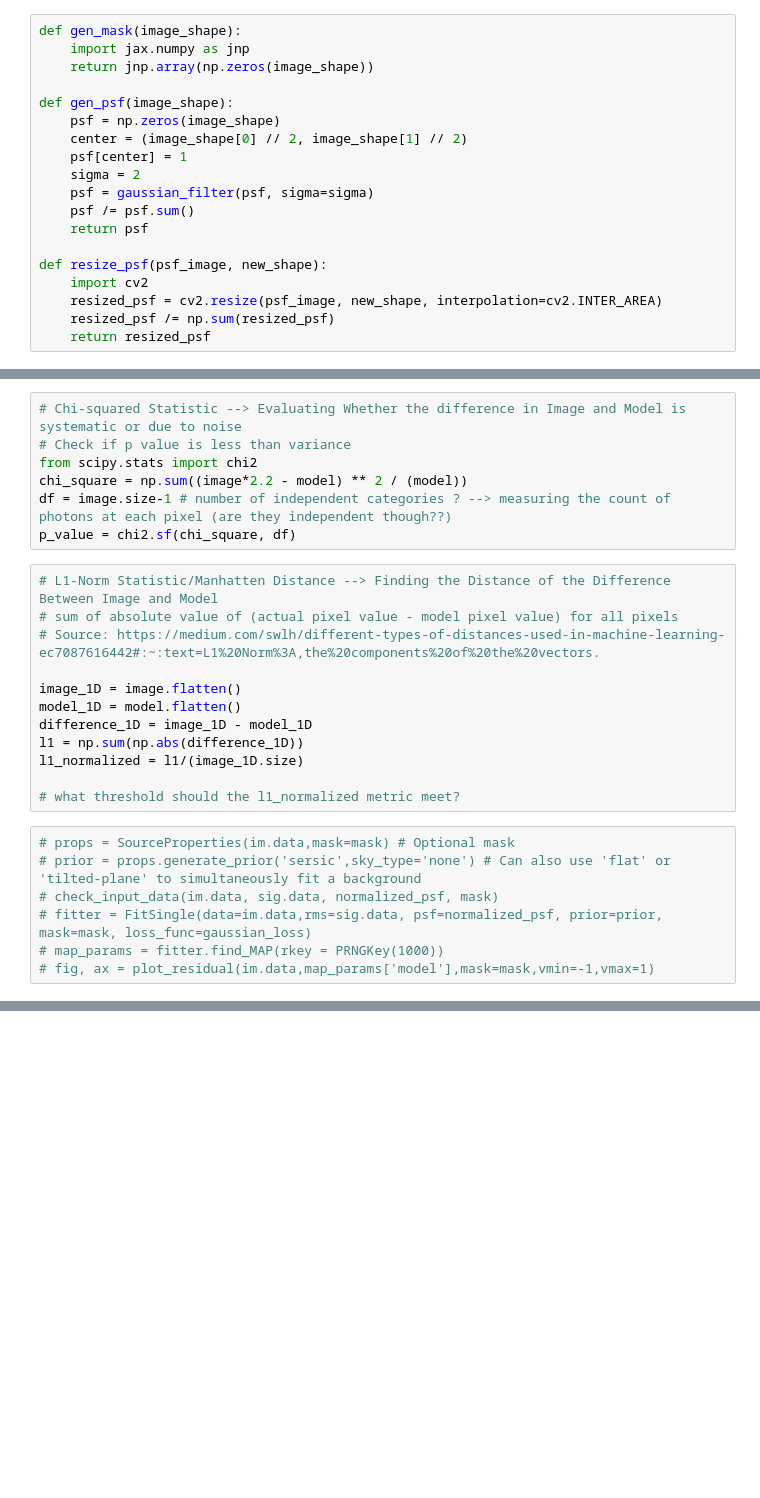
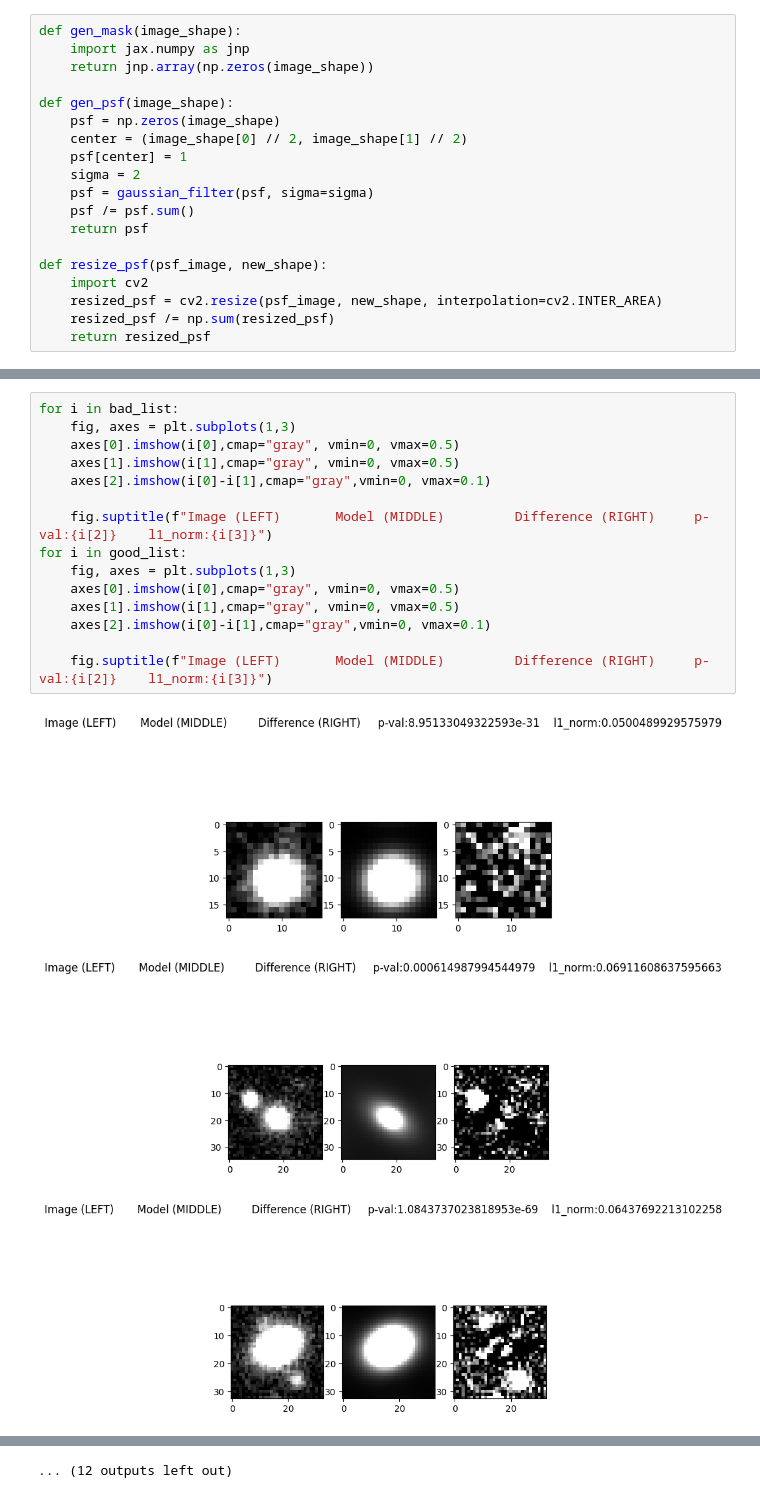
Before and after one commit to sierrajanson/Comp_Astro_Lab-Rubin, a Jupyter notebook: main.ipynb, the cells around one changed output, grey strips where cells are left out. Saved outputs shown, nothing was run; the diff lists cells and outputs as text; blank space fills up the shorter version.

Commit message:
added analysis difference images between model and images

```diff
--- a/main.ipynb
+++ b/main.ipynb
@@ -168,26 +225,19 @@ np.sum(model)
-# %%
-# Chi-squared Statistic --> Evaluating Whether the difference in Image and Model is systematic or due to noise
-# Check if p value is less than variance
-from scipy.stats import chi2
-chi_square = np.sum((image*2.2 - model) ** 2 / (model))
-df = image.size-1 # number of independent categories ? --> measuring the count of photons at each pixel (are they independent though??)
-p_value = chi2.sf(chi_square, df)
-# %%
-# L1-Norm Statistic/Manhatten Distance --> Finding the Distance of the Difference Between Image and Model
-# sum of absolute value of (actual pixel value - model pixel value) for all pixels
-# Source: https://medium.com/swlh/different-types-of-distances-used-in-machine-learning-ec7087616442#:~:text=L1%20Norm%3A,the%20components%20of%20the%20vectors.
-
-image_1D = image.flatten()
-model_1D = model.flatten()
-difference_1D = image_1D - model_1D
-l1 = np.sum(np.abs(difference_1D))
-l1_normalized = l1/(image_1D.size)
-
-# what threshold should the l1_normalized metric meet?
-# %%
-# props = SourceProperties(im.data,mask=mask) # Optional mask
-# prior = props.generate_prior('sersic',sky_type='none') # Can also use 'flat' or 'tilted-plane' to simultaneously fit a background
-# check_input_data(im.data, sig.data, normalized_psf, mask)
-# fitter = FitSingle(data=im.data,rms=sig.data, psf=normalized_psf, prior=prior, mask=mask, loss_func=gaussian_loss)
-# map_params = fitter.find_MAP(rkey = PRNGKey(1000))
-# fig, ax = plot_residual(im.data,map_params['model'],mask=mask,vmin=-1,vmax=1)
+# %%
+for i in bad_list:
+    fig, axes = plt.subplots(1,3)
+    axes[0].imshow(i[0],cmap="gray", vmin=0, vmax=0.5)
+    axes[1].imshow(i[1],cmap="gray", vmin=0, vmax=0.5)
+    axes[2].imshow(i[0]-i[1],cmap="gray",vmin=0, vmax=0.1)
+
+    fig.suptitle(f"Image (LEFT)       Model (MIDDLE)         Difference (RIGHT)     p-val:{i[2]}    l1_norm:{i[3]}")
+for i in good_list:
+    fig, axes = plt.subplots(1,3)
+    axes[0].imshow(i[0],cmap="gray", vmin=0, vmax=0.5)
+    axes[1].imshow(i[1],cmap="gray", vmin=0, vmax=0.5)
+    axes[2].imshow(i[0]-i[1],cmap="gray",vmin=0, vmax=0.1)
+
+    fig.suptitle(f"Image (LEFT)       Model (MIDDLE)         Difference (RIGHT)     p-val:{i[2]}    l1_norm:{i[3]}")
+# %% [output]
+[figure, added]
+[figure, added]
+[figure, added]
@@ -193,0 +253 @@ l1_normalized = l1/(image_1D.size)
+... (12 outputs left out)
```
Also changed, not shown: parts of 7 cells of this notebook.
